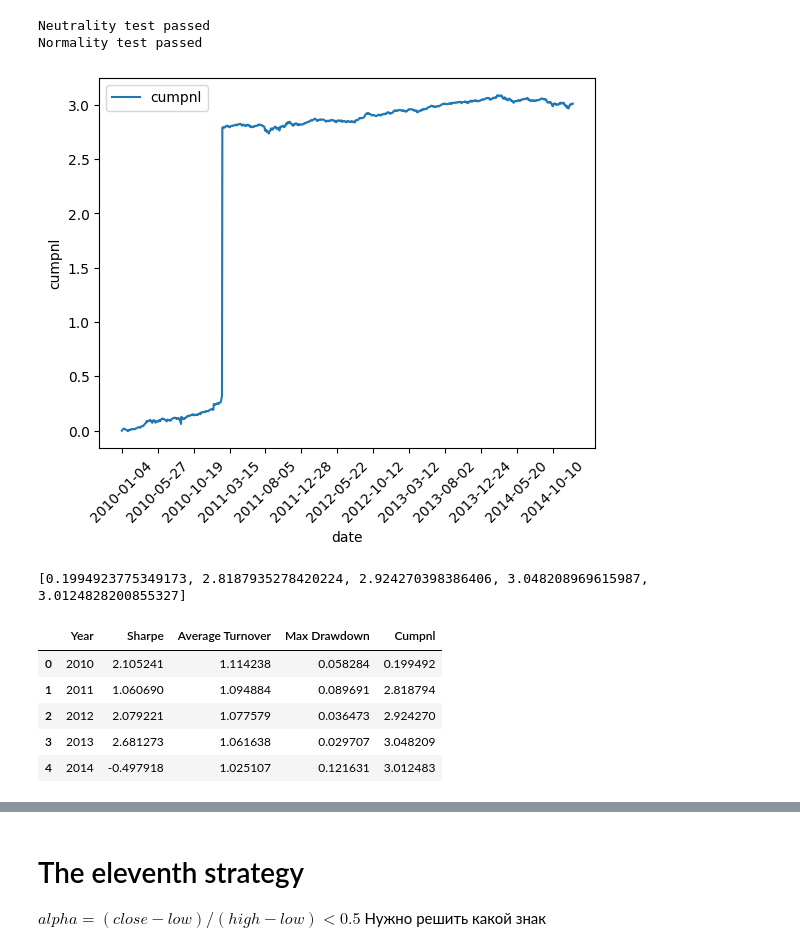
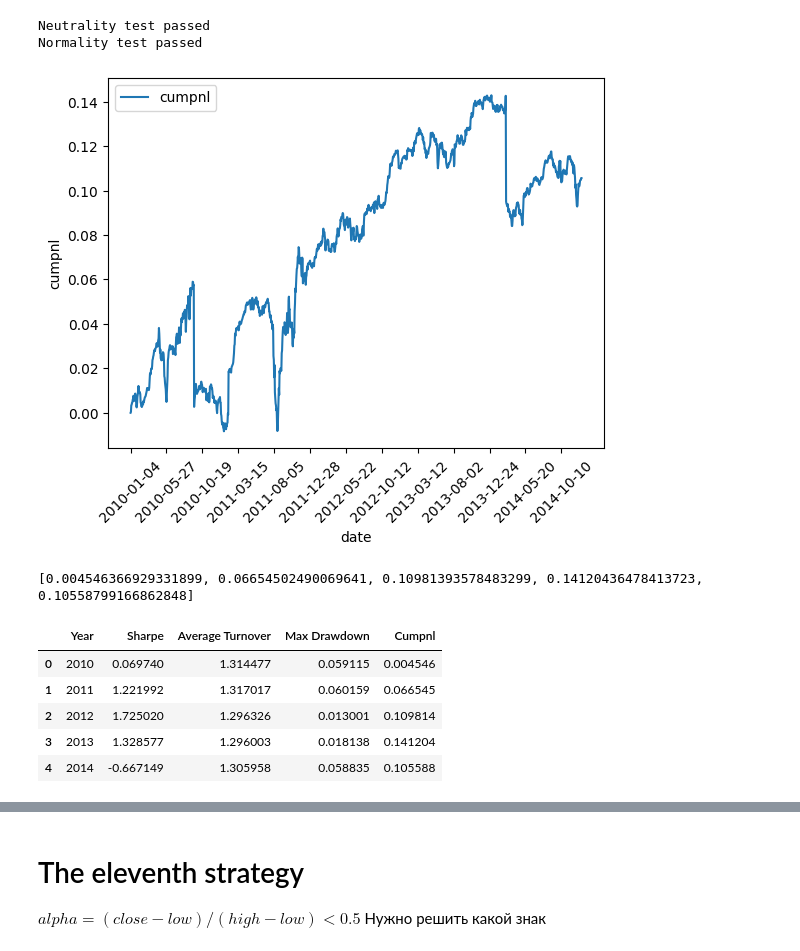
Before and after one commit to Kasymkhankhubiyev/Sirius-Uni, a Jupyter notebook: DerivativesControl/Task2.ipynb, the cells around one changed output, grey strips where cells are left out. Cells and saved outputs as stored; diff of their text form; code cells hidden in the pictures.

```diff
--- a/DerivativesControl/Task2.ipynb
+++ b/DerivativesControl/Task2.ipynb
@@ -29,5 +43,3 @@ high_df = pd.read_csv(dataset_dir + '/High.csv')
 close_df = pd.read_csv(dataset_dir + '/Close.csv')
 low_df = pd.read_csv(dataset_dir + '/Low.csv')
 volume_df = pd.read_csv(dataset_dir + '/Volume.csv')
-# %%
-close_df = close_df[SLICE_INDEX: 2*SLICE_INDEX]
@@ -38,5 +45,0 @@ close_df.shape
-# %%
-# high_df.shape
-high_df = high_df[2*SLICE_INDEX: 3*SLICE_INDEX]
-# %%
-low_df = low_df[3*SLICE_INDEX: 4*SLICE_INDEX]
@@ -517,7 +565,7 @@ def make_tenth_strategy_alpha(high_df, low_df, close_df):
     high_min_low = high - low
     high_min_low = np.where(high_min_low == 0.0, 1e-14, high_min_low)
 
-    alpha = neutralize(close_min_low / high_min_low)
+    alpha = neutralize( - close_min_low / high_min_low)
 
     alpha = np.concatenate((np.zeros((1, alpha.shape[1])), normalize(alpha[:-1])))
 
@@ -531,17 +579,17 @@ test2(alpha_matrix10[1:]) # the first is null
 Neutrality test passed
 Normality test passed
 # %%
-alpha_10_data = AlphaStats(alpha_matrix9, close_df)
+alpha_10_data, alpha_10_cumpnl = AlphaStats(alpha_matrix10, close_df)
 alpha_10_data.head()
 # %% [output]
-[figure, old version]
+[figure, new version]
-[0.1994923775349173, 2.8187935278420224, 2.924270398386406, 3.048208969615987, 3.0124828200855327]
+[0.004546366929331899, 0.06654502490069641, 0.10981393578483299, 0.14120436478413723, 0.10558799166862848]
 |  | Year | Sharpe | Average Turnover | Max Drawdown | Cumpnl |
-| 0 | 2010 | 2.105241 | 1.114238 | 0.058284 | 0.199492 |
-| 1 | 2011 | 1.060690 | 1.094884 | 0.089691 | 2.818794 |
-| 2 | 2012 | 2.079221 | 1.077579 | 0.036473 | 2.924270 |
-| 3 | 2013 | 2.681273 | 1.061638 | 0.029707 | 3.048209 |
-| 4 | 2014 | -0.497918 | 1.025107 | 0.121631 | 3.012483 |
+| 0 | 2010 | 0.069740 | 1.314477 | 0.059115 | 0.004546 |
+| 1 | 2011 | 1.221992 | 1.317017 | 0.060159 | 0.066545 |
+| 2 | 2012 | 1.725020 | 1.296326 | 0.013001 | 0.109814 |
+| 3 | 2013 | 1.328577 | 1.296003 | 0.018138 | 0.141204 |
+| 4 | 2014 | -0.667149 | 1.305958 | 0.058835 | 0.105588 |
 # %%
 test3(alpha_10_data)
 # %% [output]
```
Also changed, not shown: parts of 54 cells of this notebook, 11 other files.
